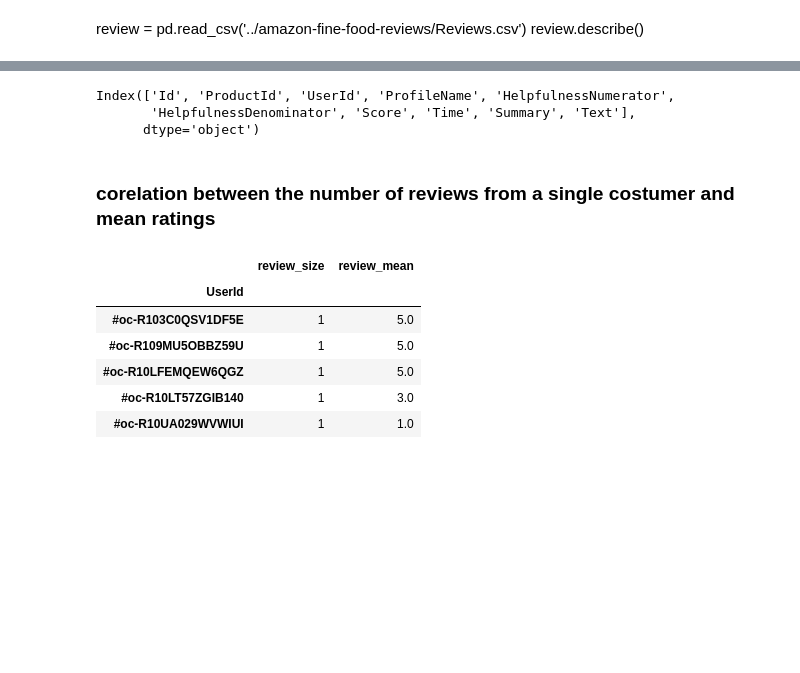
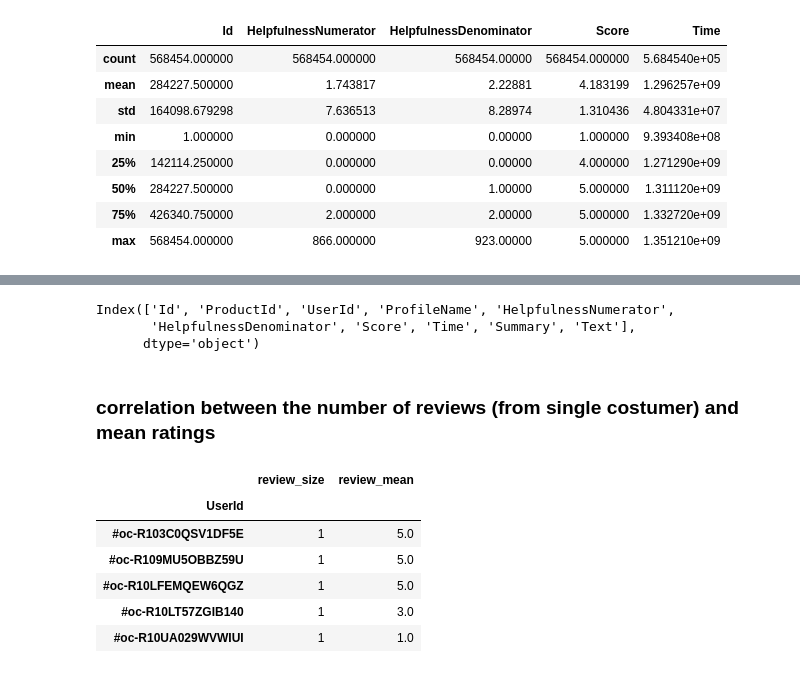
Before and after one commit to MintMin/AmazonReviewsAnalysis, a Jupyter notebook: Qianti/Week1 notebook.ipynb, the cells around one changed output, grey strips where cells are left out. Cells and saved outputs as stored; diff of their text form; code cells hidden in the pictures; blank space fills up the shorter version.

```diff
--- a/Qianti/Week1 notebook.ipynb
+++ b/Qianti/Week1 notebook.ipynb
@@ -9,6 +9,16 @@ pwd
-# %% [markdown]
-review = pd.read_csv('../amazon-fine-food-reviews/Reviews.csv')
-review.describe()
+# %%
+review = pd.read_csv('../../amazon-fine-food-reviews/Reviews.csv')
+review.describe()
+# %% [output]
+|  | Id | HelpfulnessNumerator | HelpfulnessDenominator | Score | Time |
+| count | 568454.000000 | 568454.000000 | 568454.00000 | 568454.000000 | 5.684540e+05 |
+| mean | 284227.500000 | 1.743817 | 2.22881 | 4.183199 | 1.296257e+09 |
+| std | 164098.679298 | 7.636513 | 8.28974 | 1.310436 | 4.804331e+07 |
+| min | 1.000000 | 0.000000 | 0.00000 | 1.000000 | 9.393408e+08 |
+| 25% | 142114.250000 | 0.000000 | 0.00000 | 4.000000 | 1.271290e+09 |
+| 50% | 284227.500000 | 0.000000 | 1.00000 | 5.000000 | 1.311120e+09 |
+| 75% | 426340.750000 | 2.000000 | 2.00000 | 5.000000 | 1.332720e+09 |
+| max | 568454.000000 | 866.000000 | 923.00000 | 5.000000 | 1.351210e+09 |
 # %%
 review.head(3)
 # %% [output]
@@ -23,7 +33,7 @@ Index(['Id', 'ProductId', 'UserId', 'ProfileName', 'HelpfulnessNumerator',
        'HelpfulnessDenominator', 'Score', 'Time', 'Summary', 'Text'],
       dtype='object')
 # %% [markdown]
-### corelation between the number of reviews from a single costumer and mean ratings
+### correlation between the number of reviews (from single costumer) and mean ratings
 # %%
 df1 = review[['UserId','Score']]
 # %%
```
Also changed, not shown: parts of 8 cells of this notebook.
